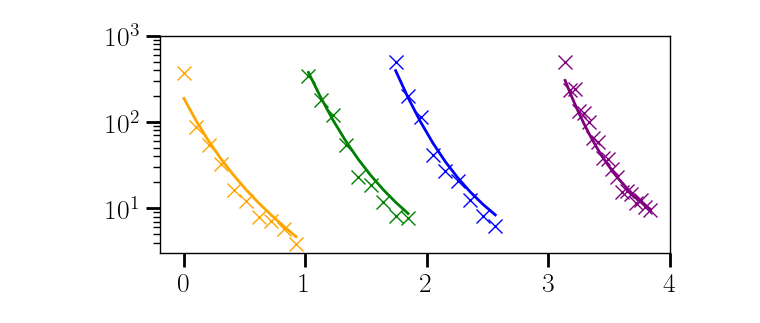
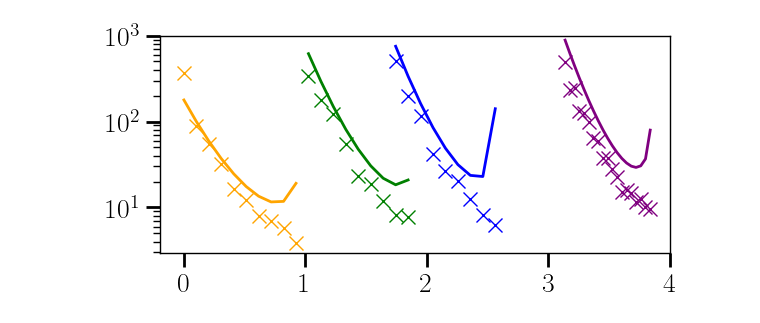
Before and after one commit to michaelyhuang23/opo-photon-tunneling, a Jupyter notebook: plotterpy.ipynb, the cells around one changed output. Saved outputs shown, nothing was run; the diff lists cells and outputs as text; code cells hidden in the pictures.

```diff
--- a/plotterpy.ipynb
+++ b/plotterpy.ipynb
@@ -30,7 +30,7 @@ def analytic_time3(l,b,g):
     term2inner = np.pi/(2*np.sqrt(-PuuV0(l,b,g)*PuuV1(l,b,g)))-1/k(l,b,g)*(apex0(l,b,g)-apex1(l,b,g))
     return term1factor*term1inner+term2factor*term2inner
 
-def analytic_time4(l,b,g):
+def analytic_time5(l,b,g):
     C = 2*np.pi*np.sqrt(
         (l + 1) /
         ((l - 1) * (2 * l - 2 + g * b * np.sqrt(l - 1)) * (2 * l + g * b * np.sqrt(l - 1)))
@@ -61,7 +61,7 @@ def process_data(data):
         data_ptr['log_sol3_time'] = np.log(data_ptr["sol3_time"])
         data_ptr['log_err_fit1'] = abs((data_ptr['log_sim_fit_time'] - data_ptr['log_sol1_time']) / (data_ptr['log_sim_fit_time']+1e-9)) * 100
         data_ptr['log_err_fit3'] = abs((data_ptr['log_sim_fit_time'] - data_ptr['log_sol3_time']) / (data_ptr['log_sim_fit_time']+1e-9)) * 100
-        data_ptr['sol4_time'] = analytic_time4(data_ptr['lambda'], data_ptr['b'], data_ptr['g'])
+        data_ptr['sol5_time'] = analytic_time5(data_ptr['lambda'], data_ptr['b'], data_ptr['g'])
     return data
 # %%
 with open('g4-1l15-2brange.json') as f:
@@ -186,38 +186,38 @@ plt.rcParams.update({
     'legend.edgecolor': 'black', # Legend frame border color
 })
 plt.figure(figsize=(6, 3))
 plt.plot(df1['b'], df1['sim_fit_time'], 'x', markerfacecolor='purple', markeredgecolor='purple', label="g=0.1")
-plt.plot(df1['b'], df1['sol3_time'], color='purple')
+plt.plot(df1['b'], df1['sol1_time'], color='purple')
 
 plt.plot(df15['b'], df15['sim_fit_time'], 'x', markerfacecolor='blue', markeredgecolor='blue', label="g=0.15")
-plt.plot(df15['b'], df15['sol3_time'], color='blue')
+plt.plot(df15['b'], df15['sol1_time'], color='blue')
 
 plt.plot(df2['b'], df2['sim_fit_time'], 'x', markerfacecolor='green', markeredgecolor='green', label="g=0.2")
-plt.plot(df2['b'], df2['sol3_time'], color='green')
+plt.plot(df2['b'], df2['sol1_time'], color='green')
 
 plt.plot(df4['b'], df4['sim_fit_time'], 'x', markerfacecolor='orange', markeredgecolor='orange', label="g=0.4")
-plt.plot(df4['b'], df4['sol3_time'], color='orange')
+plt.plot(df4['b'], df4['sol1_time'], color='orange')
 
 #plt.plot(df5['b'], df5['sim_fit_time'], 'x', markerfacecolor='red', markeredgecolor='red', label="g=0.5")
 #plt.plot(df5['b'], df5['sol3_time'], color='red')
 #plt.plot(df5['b'], df5['sol4_time'], color='red', linestyle='dashed')
 
 #plt.plot(df6['b'], df6['sim_fit_time'], 'x', markerfacecolor='purple', markeredgecolor='purple', label="g=0.6")
 #plt.plot(df6['b'], df6['sol3_time'], color='purple')
 
 plt.yscale('log')
 #plt.ylabel(r'\textit{time}')
 #plt.xlabel(r'\textit{b}')
 #plt.legend()
 plt.xlim(-0.2,4)
 plt.ylim(0,1000)
 
 
 plt.tight_layout()
 plt.savefig('time-vs-b-grange-l2.svg', format='svg',  bbox_inches='tight')
 plt.show()
 # %% [output]
-[figure, old version]
+[figure, new version]
 # %%
 plt.rcParams.keys()
 # %% [output]
```
Also changed, not shown: parts of 4 cells of this notebook, 24 other files.
